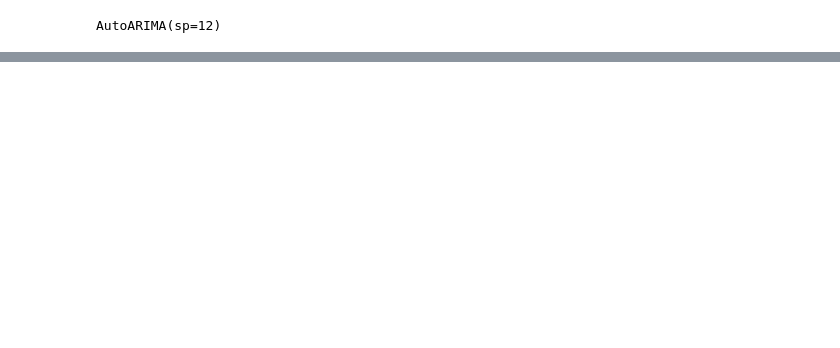
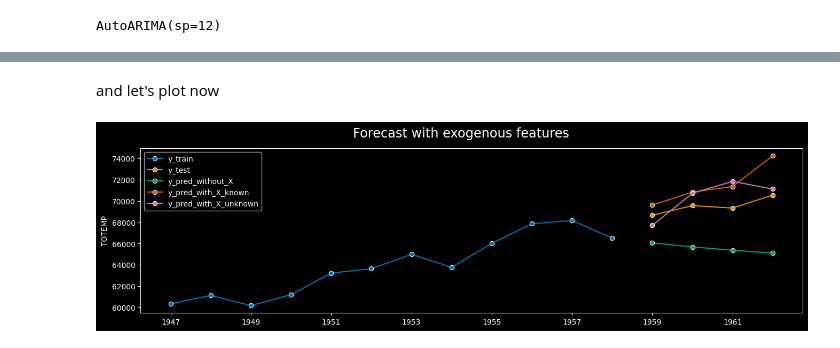
Before and after one commit to sktime/sktime-tutorial-pydata-global-2023, a Jupyter notebook: notebooks/02_forecasting.ipynb, the cells around one changed output, grey strips where cells are left out. Saved outputs shown, nothing was run; the diff lists cells and outputs as text; code cells hidden in the pictures; blank space fills up the shorter version.

```diff
--- a/notebooks/02_forecasting.ipynb
+++ b/notebooks/02_forecasting.ipynb
@@ -386,0 +573,4 @@ AutoARIMA(sp=12)
+# %%
+from sktime.datasets import load_longley
+
+y, X = load_longley()
@@ -386,0 +579,4 @@ AutoARIMA(sp=12)
+# %%
+from sktime.split import temporal_train_test_split
+
+y_train, y_test, X_train, X_test = temporal_train_test_split(y, X=X, test_size=4)
@@ -386,0 +589,40 @@ AutoARIMA(sp=12)
+# %%
+from sktime.forecasting.arima import ARIMA
+from sktime.forecasting.compose import ForecastX
+from sktime.forecasting.var import VAR
+
+forecaster_without_X = ARIMA()
+forecaster_with_X_known = ARIMA()
+forecaster_with_X_unknown = ForecastX(ARIMA(), VAR())
+
+fh = [1, 2, 3, 4]
+
+forecaster_without_X.fit(y_train)
+forecaster_with_X_known.fit(y_train, X=X_train)
+forecaster_with_X_unknown.fit(y_train, X=X_train, fh=fh)
+
+y_pred_without_X = forecaster_without_X.predict(fh=fh)
+y_pred_with_X_known = forecaster_with_X_known.predict(X=X_test, fh=fh)
+y_pred_with_X_unknown = forecaster_with_X_unknown.predict()
+# %% [markdown]
+and let's plot now
+# %%
+from sktime.utils import plot_series
+
+_ = plot_series(
+    y_train,
+    y_test,
+    y_pred_without_X,
+    y_pred_with_X_known,
+    y_pred_with_X_unknown,
+    labels=[
+        "y_train",
+        "y_test",
+        "y_pred_without_X",
+        "y_pred_with_X_known",
+        "y_pred_with_X_unknown",
+    ],
+    title="Forecast with exogenous features",
+)
+# %% [output]
+[figure, added]
```
Also changed, not shown: parts of 57 cells of this notebook.
